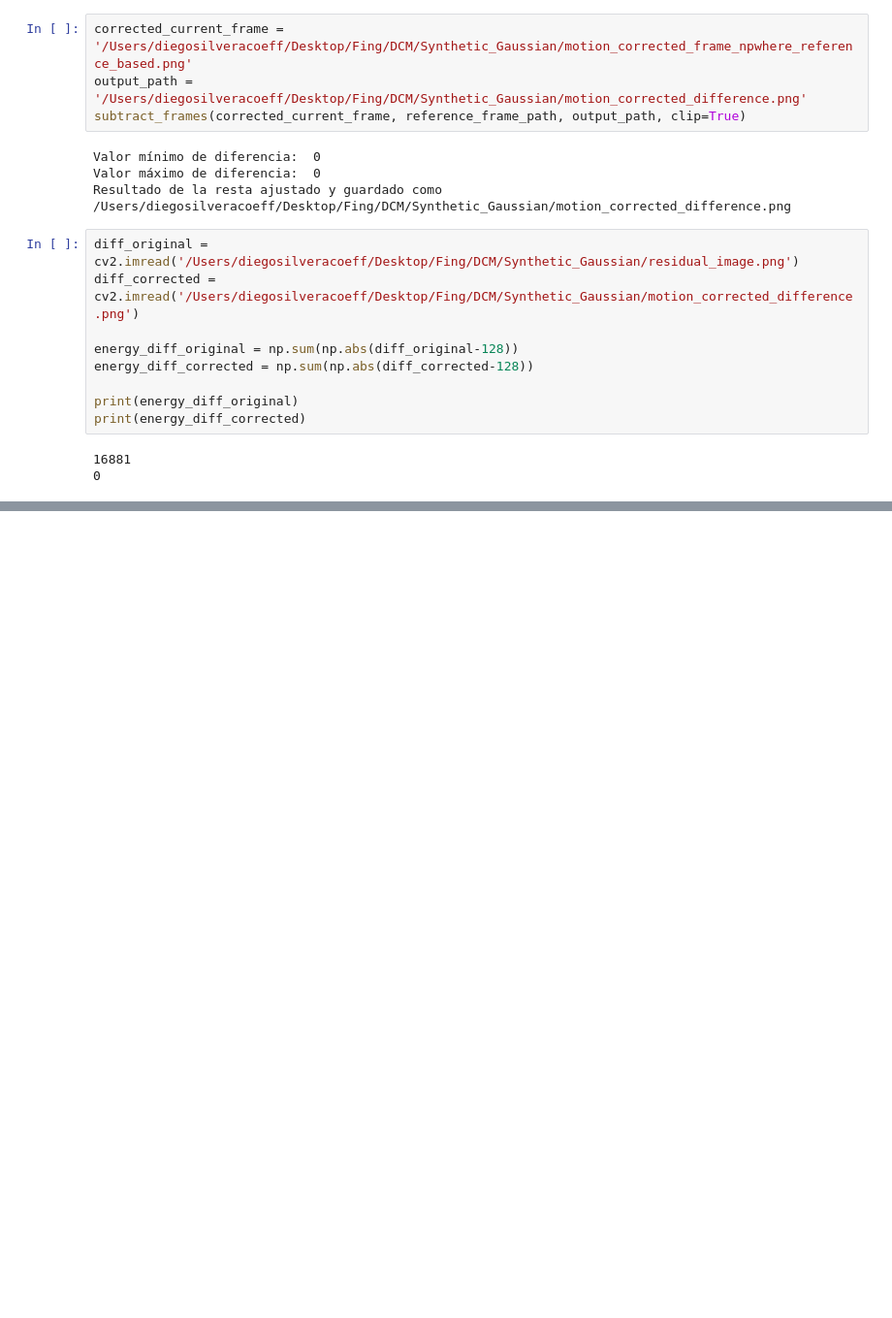
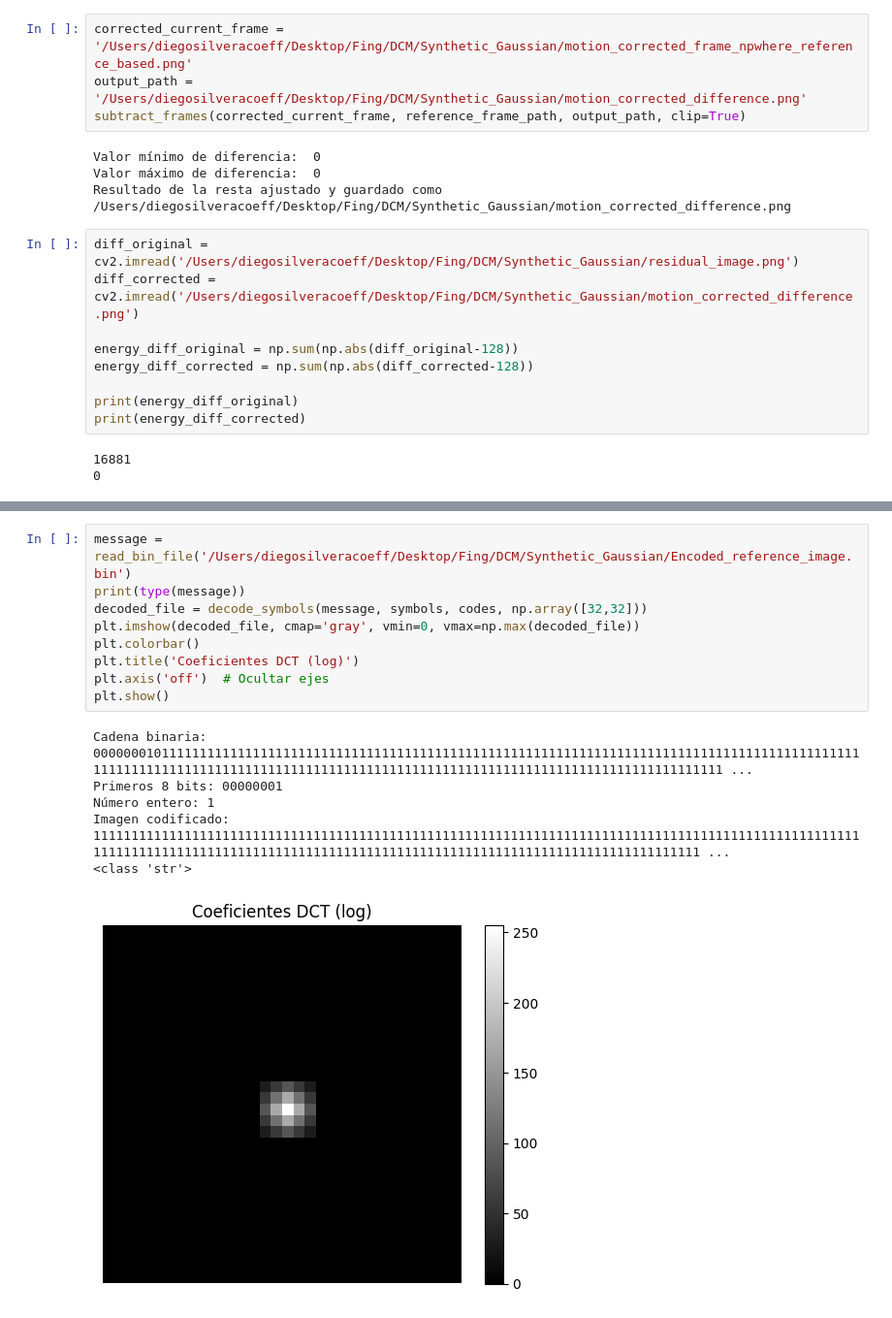
Before and after one commit to DiegoSC13/DCM_proyect, a Jupyter notebook: scripts/encoder.ipynb, the cells around one changed output, grey strips where cells are left out. Shown at 97% size. Drawn from its saved outputs; the diff is of its cells as text; blank space fills up the shorter version.

```diff
--- a/scripts/encoder.ipynb
+++ b/scripts/encoder.ipynb
@@ -89,0 +87,16 @@ j:  0
+# %%
+message = read_bin_file('/Users/diegosilveracoeff/Desktop/Fing/DCM/Synthetic_Gaussian/Encoded_reference_image.bin')
+print(type(message))
+decoded_file = decode_symbols(message, symbols, codes, np.array([32,32]))
+plt.imshow(decoded_file, cmap='gray', vmin=0, vmax=np.max(decoded_file))
+plt.colorbar()
+plt.title('Coeficientes DCT (log)')
+plt.axis('off')  # Ocultar ejes
+plt.show()
+# %% [output]
+Cadena binaria: 0000000101111111111111111111111111111111111111111111111111111111111111111111111111111111111111111111111111111111111111111111111111111111111111111111111111111111111111111111111111111111 ...
+Primeros 8 bits: 00000001
+Número entero: 1
+Imagen codificado: 1111111111111111111111111111111111111111111111111111111111111111111111111111111111111111111111111111111111111111111111111111111111111111111111111111111111111111111111111111111111111 ...
+<class 'str'>
+[figure, added]
```
Also changed, not shown: parts of 1 cell of this notebook, 2 other files.
